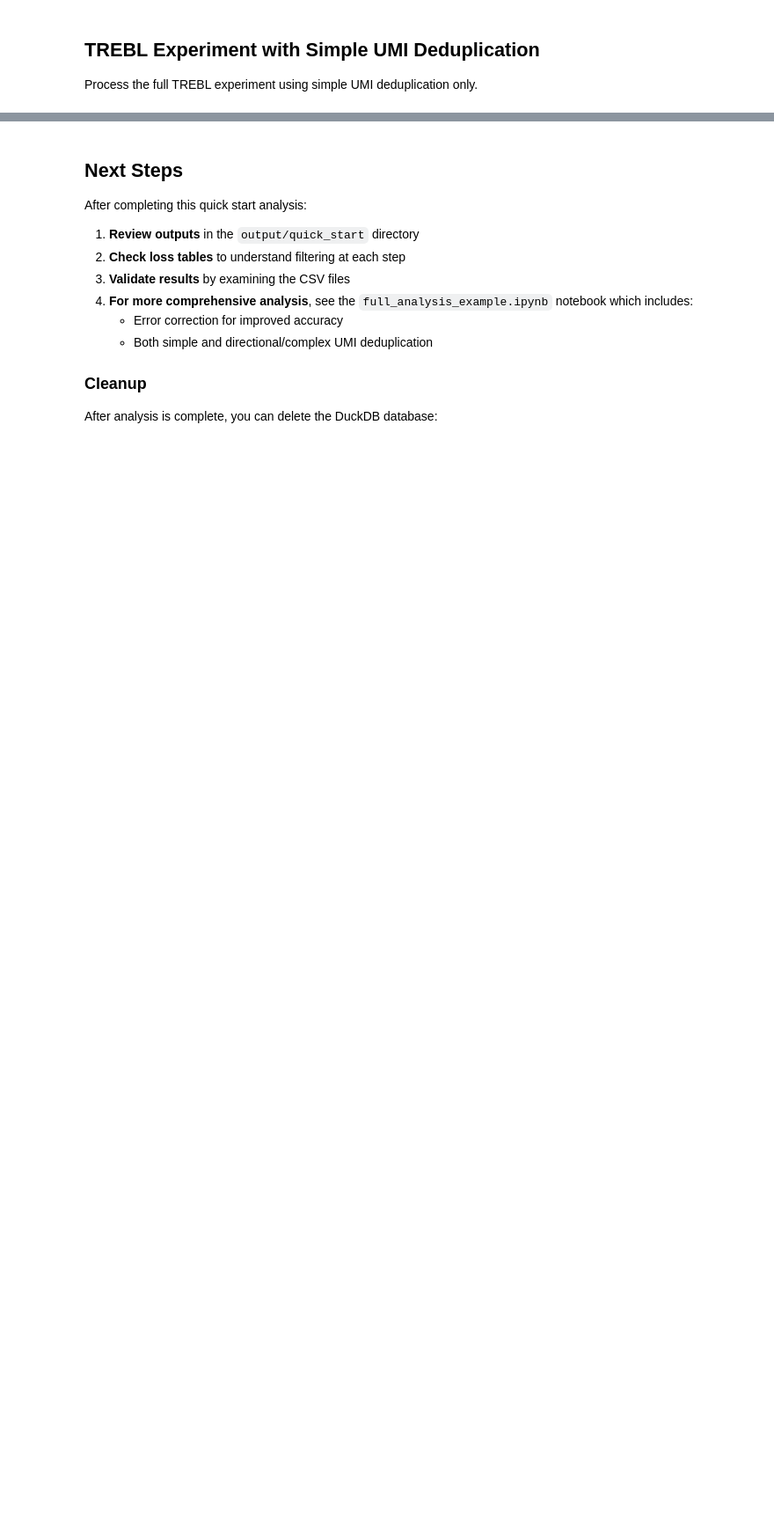
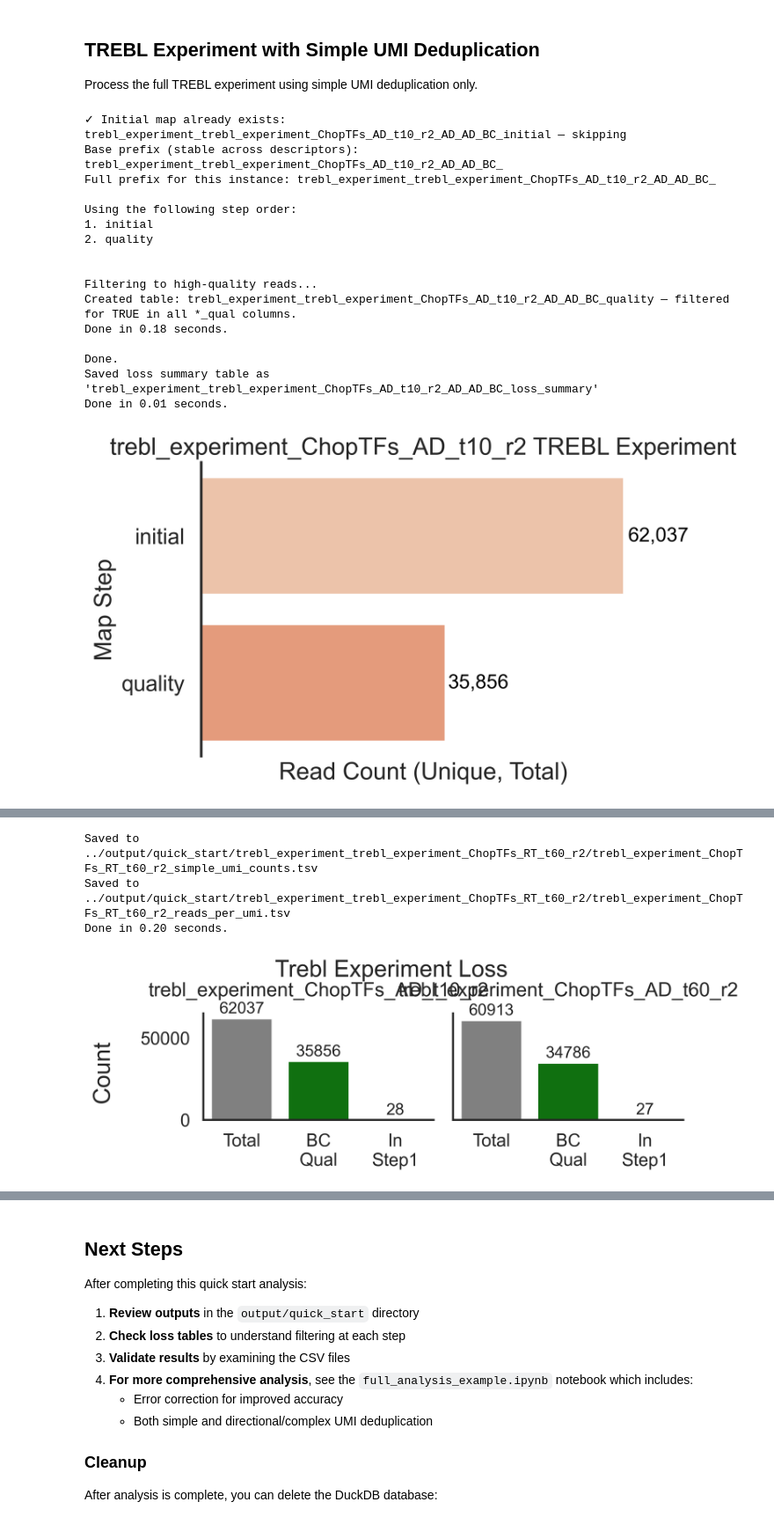
Before and after one commit to staller-lab/trebl_tools, a Jupyter notebook: examples/notebooks/quick_start_example.ipynb, the cells around one changed output, grey strips where cells are left out. Shown at 88% size. Drawn from its saved outputs; the diff is of its cells as text; code cells hidden in the pictures; blank space fills up the shorter version.

```diff
--- a/examples/notebooks/quick_start_example.ipynb
+++ b/examples/notebooks/quick_start_example.ipynb
@@ -171,4 +374,4 @@ RT_bc_objects = [RT_BC]      # Reporter barcodes
 # %%
 # Collect sequencing files
-trebl_AD_seq_files = ["data/trebl_experiment_ChopTFs_AD_10.fastq", "data/trebl_experiment_ChopTFs_AD_60.fastq"]
-trebl_RT_seq_files = ["data/trebl_experiment_ChopTFs_RT_10.fastq", "data/trebl_experiment_ChopTFs_RT_60.fastq"]
+trebl_AD_seq_files = ["../data/trebl_experiment_ChopTFs_AD_t10_r2.fastq", "../data/trebl_experiment_ChopTFs_AD_t60_r2.fastq"]
+trebl_RT_seq_files = ["../data/trebl_experiment_ChopTFs_RT_t10_r2.fastq", "../data/trebl_experiment_ChopTFs_RT_t60_r2.fastq"]
@@ -188,16 +378,35 @@ pipeline.trebl_experiment_reads_distribution(
 # %%
 # Run TREBL experiment with SIMPLE UMI deduplication only
 trebl_results = pipeline.trebl_experiment_analysis(
     AD_seq_files=trebl_AD_seq_files,
     AD_bc_objects=AD_bc_objects,
     RT_seq_files=trebl_RT_seq_files,
     RT_bc_objects=RT_bc_objects,
     reverse_complement=True,
-    step1_map_csv_path="output/quick_start/step1_AD_AD_BC_RT_BC.csv",  # Update with your step1 CSV path
+    step1_map_csv_path="../output/quick_start/step1.csv",  # Update with your step1 CSV path
     AD_umi_object=AD_UMI,
     RT_umi_object=RT_UMI,
     umi_deduplication='simple'  # Use ONLY simple deduplication for quick start
 )
+
 # Access results
 AD_results = trebl_results["AD_results"]
 RT_results = trebl_results["RT_results"]
+# %% [output]
+✓ Initial map already exists: trebl_experiment_trebl_experiment_ChopTFs_AD_t10_r2_AD_AD_BC_initial — skipping
+Base prefix (stable across descriptors): trebl_experiment_trebl_experiment_ChopTFs_AD_t10_r2_AD_AD_BC_
+Full prefix for this instance: trebl_experiment_trebl_experiment_ChopTFs_AD_t10_r2_AD_AD_BC_
+
+Using the following step order:
+1. initial
+2. quality
+
+
+Filtering to high-quality reads...
+Created table: trebl_experiment_trebl_experiment_ChopTFs_AD_t10_r2_AD_AD_BC_quality — filtered for TRUE in all *_qual columns.
+Done in 0.18 seconds.
+
+Done.
+Saved loss summary table as 'trebl_experiment_trebl_experiment_ChopTFs_AD_t10_r2_AD_AD_BC_loss_summary'
+Done in 0.01 seconds.
+[figure, added]
@@ -203,0 +476,4 @@ RT_results = trebl_results["RT_results"]
+Saved to ../output/quick_start/trebl_experiment_trebl_experiment_ChopTFs_RT_t60_r2/trebl_experiment_ChopTFs_RT_t60_r2_simple_umi_counts.tsv
+Saved to ../output/quick_start/trebl_experiment_trebl_experiment_ChopTFs_RT_t60_r2/trebl_experiment_ChopTFs_RT_t60_r2_reads_per_umi.tsv
+Done in 0.20 seconds.
+[figure, added]
```
Also changed, not shown: parts of 18 cells of this notebook, 5 other files.
